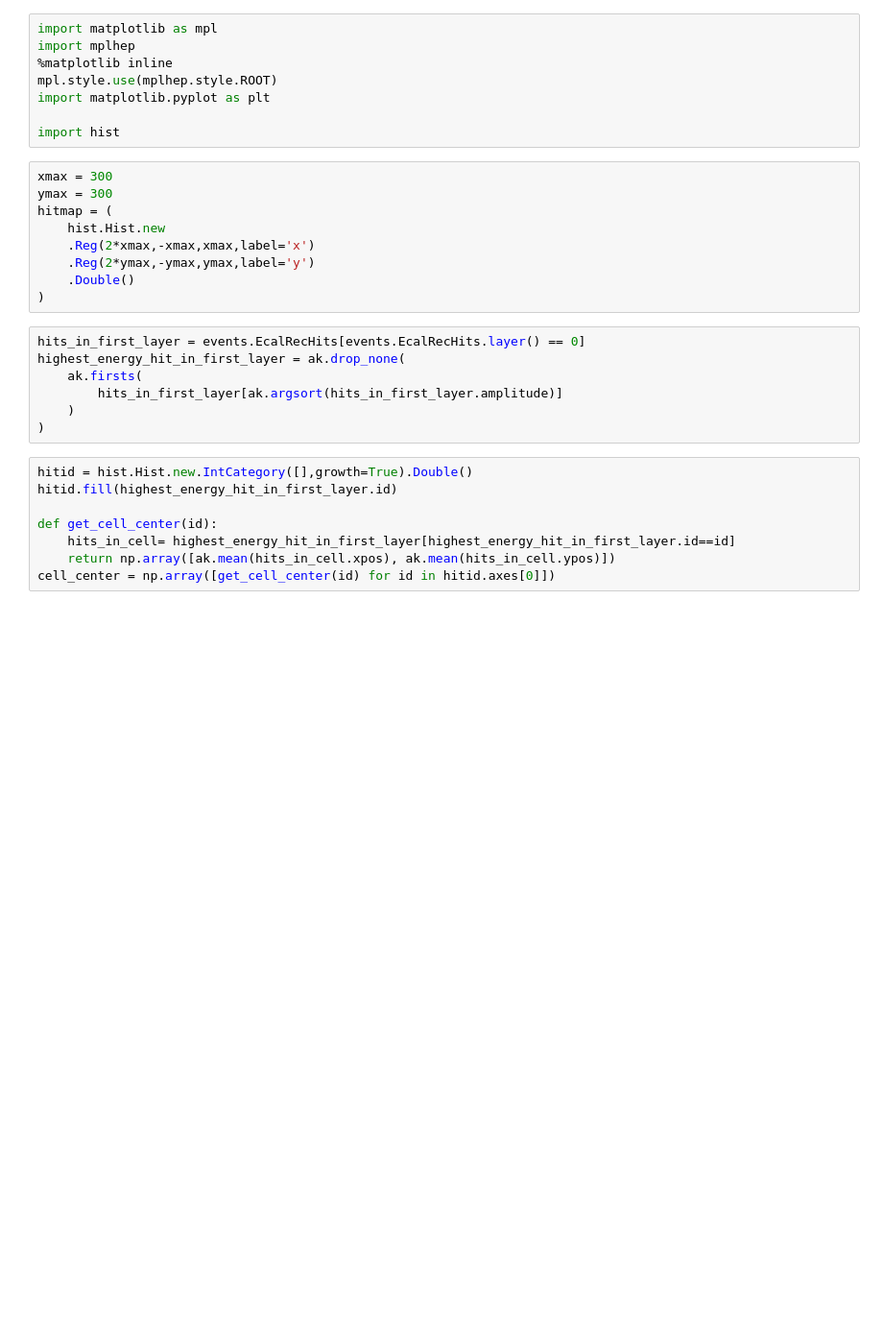
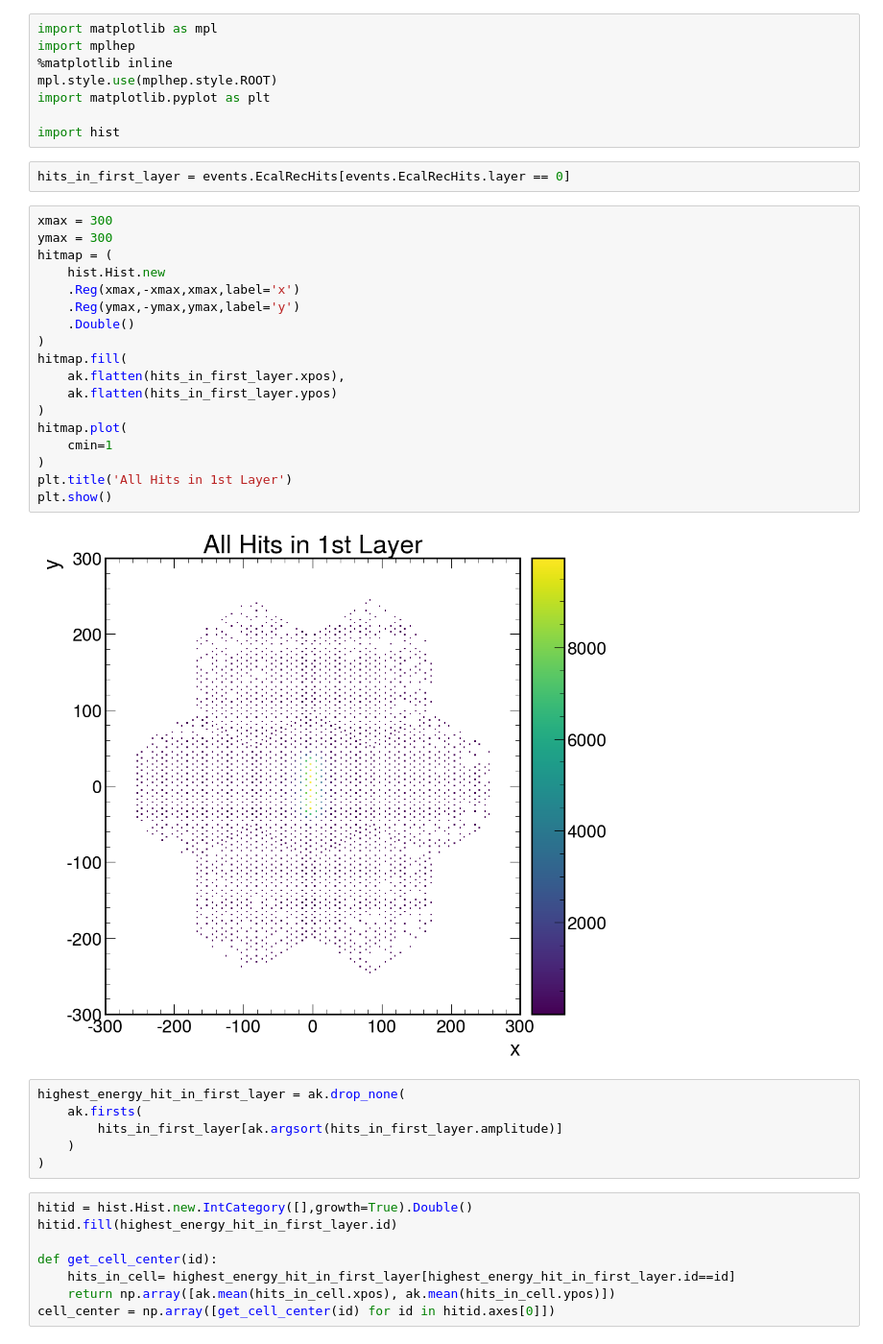
Before and after one commit to tomeichlersmith/ldmx-dimuon, a Jupyter notebook: ldmx/example-read.ipynb, the cells around one changed output. Shown at 96% size. Drawn from its saved outputs; the diff is of its cells as text; blank space fills up the shorter version.

```diff
--- a/ldmx/example-read.ipynb
+++ b/ldmx/example-read.ipynb
@@ -21,22 +21,34 @@ mpl.style.use(mplhep.style.ROOT)
 import matplotlib.pyplot as plt
 
 import hist
+# %%
+hits_in_first_layer = events.EcalRecHits[events.EcalRecHits.layer == 0]
 # %%
 xmax = 300
 ymax = 300
 hitmap = (
     hist.Hist.new
-    .Reg(2*xmax,-xmax,xmax,label='x')
-    .Reg(2*ymax,-ymax,ymax,label='y')
+    .Reg(xmax,-xmax,xmax,label='x')
+    .Reg(ymax,-ymax,ymax,label='y')
     .Double()
 )
+hitmap.fill(
+    ak.flatten(hits_in_first_layer.xpos),
+    ak.flatten(hits_in_first_layer.ypos)
+)
+hitmap.plot(
+    cmin=1
+)
+plt.title('All Hits in 1st Layer')
+plt.show()
+# %% [output]
+[figure, added]
-# %%
-hits_in_first_layer = events.EcalRecHits[events.EcalRecHits.layer() == 0]
-highest_energy_hit_in_first_layer = ak.drop_none(
-    ak.firsts(
-        hits_in_first_layer[ak.argsort(hits_in_first_layer.amplitude)]
-    )
-)
+# %%
+highest_energy_hit_in_first_layer = ak.drop_none(
+    ak.firsts(
+        hits_in_first_layer[ak.argsort(hits_in_first_layer.amplitude)]
+    )
+)
 # %%
 hitid = hist.Hist.new.IntCategory([],growth=True).Double()
 hitid.fill(highest_energy_hit_in_first_layer.id)
```
Also changed, not shown: parts of 3 cells of this notebook.
